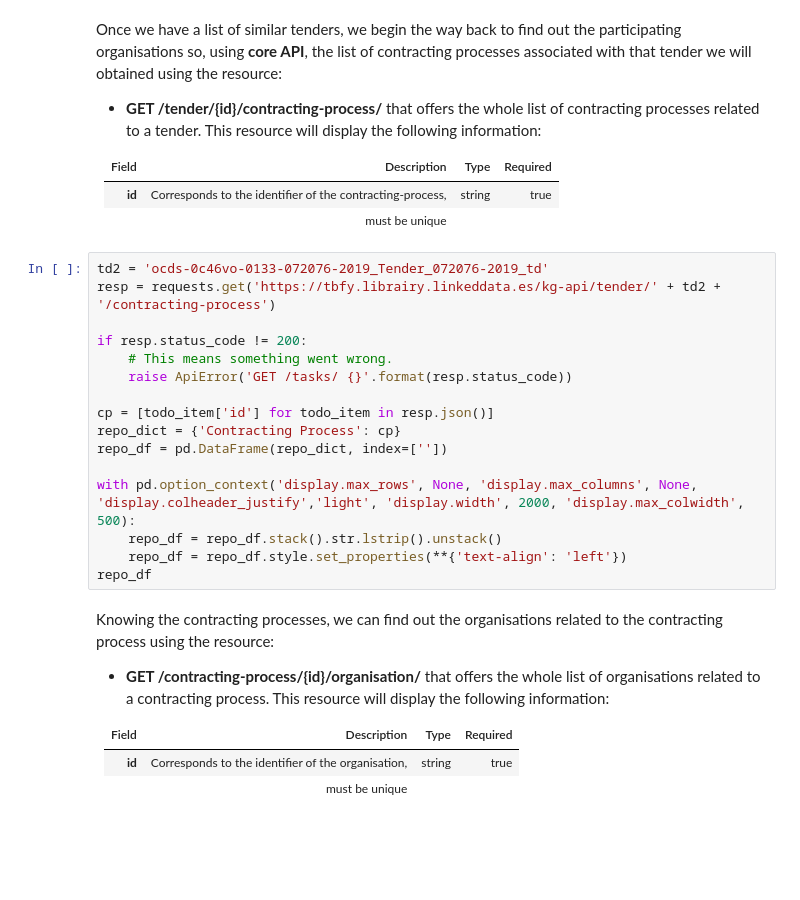
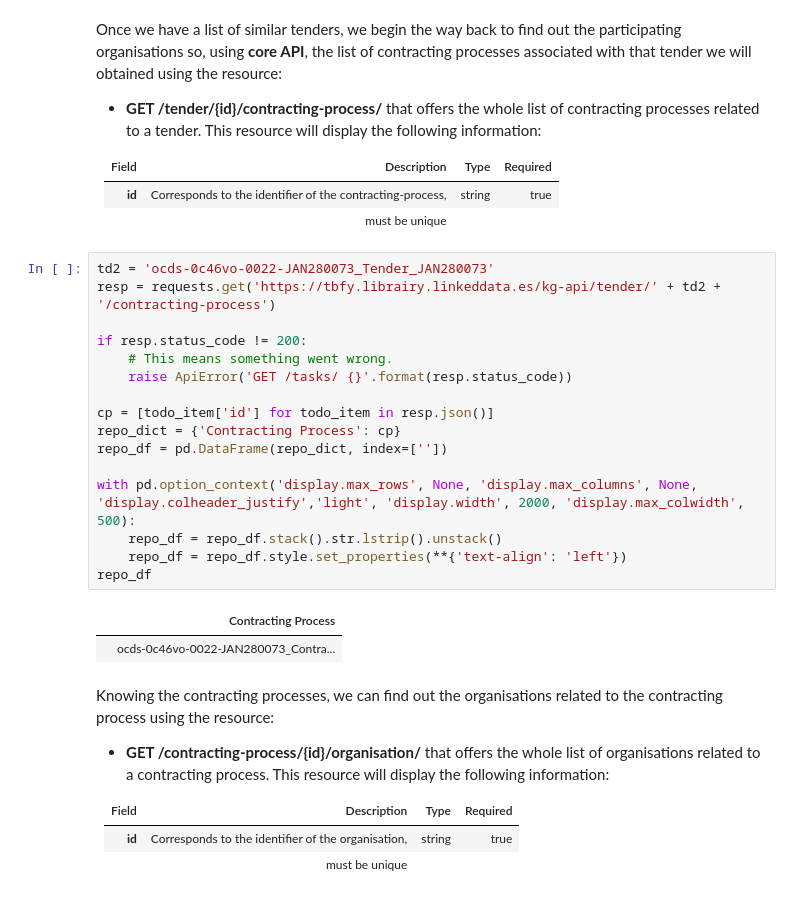
Before and after one commit to TBFY/knowledge-graph-API, a Jupyter notebook: UseCase1.ipynb, the cells around one changed output. Drawn from its saved outputs; the diff is of its cells as text; blank space fills up the shorter version.

```diff
--- a/UseCase1.ipynb
+++ b/UseCase1.ipynb
@@ -122,21 +152,24 @@ Once we have a list of similar tenders, we begin the way back to find out the pa
 |**id**          |Corresponds to the identifier of the contracting-process,          |string |true    |
 |                |must be unique                                                     |       |        |
 # %%
-td2 = 'ocds-0c46vo-0133-072076-2019_Tender_072076-2019_td'
+td2 = 'ocds-0c46vo-0022-JAN280073_Tender_JAN280073'
 resp = requests.get('https://tbfy.librairy.linkeddata.es/kg-api/tender/' + td2 + '/contracting-process')
 
 if resp.status_code != 200:
     # This means something went wrong.
     raise ApiError('GET /tasks/ {}'.format(resp.status_code))
 
 cp = [todo_item['id'] for todo_item in resp.json()]
 repo_dict = {'Contracting Process': cp}
 repo_df = pd.DataFrame(repo_dict, index=[''])
 
 with pd.option_context('display.max_rows', None, 'display.max_columns', None, 'display.colheader_justify','light', 'display.width', 2000, 'display.max_colwidth', 500):
     repo_df = repo_df.stack().str.lstrip().unstack()
     repo_df = repo_df.style.set_properties(**{'text-align': 'left'})
 repo_df
+# %% [output]
+|  | Contracting Process |
+|  | ocds-0c46vo-0022-JAN280073_Contra... |
 # %% [markdown]
 Knowing the contracting processes, we can find out the organisations related to the contracting process using the resource:
 
```
Also changed, not shown: parts of 6 cells of this notebook.
